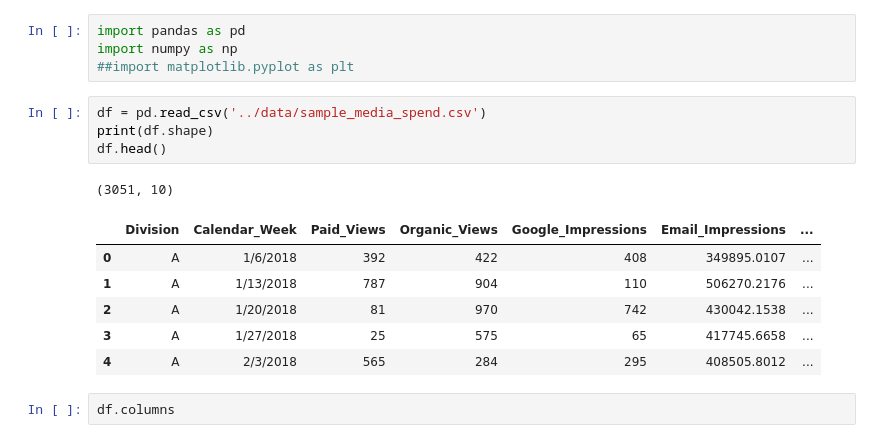
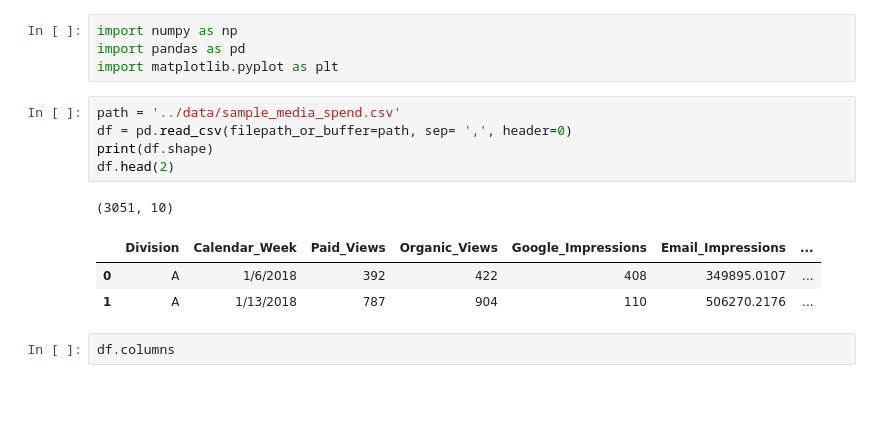
Before and after one commit to iair/mitic-data-science-team-1-septiembre-2024, a Jupyter notebook: clases/DS fundamentals/clase 2/pandas.ipynb, the cells around one changed output. Cells and saved outputs as stored; diff of their text form; blank space fills up the shorter version.

```diff
--- a/clases/DS fundamentals/clase 2/pandas.ipynb
+++ b/clases/DS fundamentals/clase 2/pandas.ipynb
@@ -1,19 +1,17 @@
 # %%
+import numpy as np
 import pandas as pd
-import numpy as np
-##import matplotlib.pyplot as plt
+import matplotlib.pyplot as plt
 # %%
-df = pd.read_csv('../data/sample_media_spend.csv')
+path = '../data/sample_media_spend.csv'
+df = pd.read_csv(filepath_or_buffer=path, sep= ',', header=0)
 print(df.shape)
-df.head()
+df.head(2)
 # %% [output]
 (3051, 10)
 |  | Division | Calendar_Week | Paid_Views | Organic_Views | Google_Impressions | Email_Impressions | ... |
 | 0 | A | 1/6/2018 | 392 | 422 | 408 | 349895.0107 | ... |
 | 1 | A | 1/13/2018 | 787 | 904 | 110 | 506270.2176 | ... |
-| 2 | A | 1/20/2018 | 81 | 970 | 742 | 430042.1538 | ... |
-| 3 | A | 1/27/2018 | 25 | 575 | 65 | 417745.6658 | ... |
-| 4 | A | 2/3/2018 | 565 | 284 | 295 | 408505.8012 | ... |
 # %%
 df.columns
 # %% [output]
```
Also changed, not shown: parts of 20 cells of this notebook, 4 other files.
